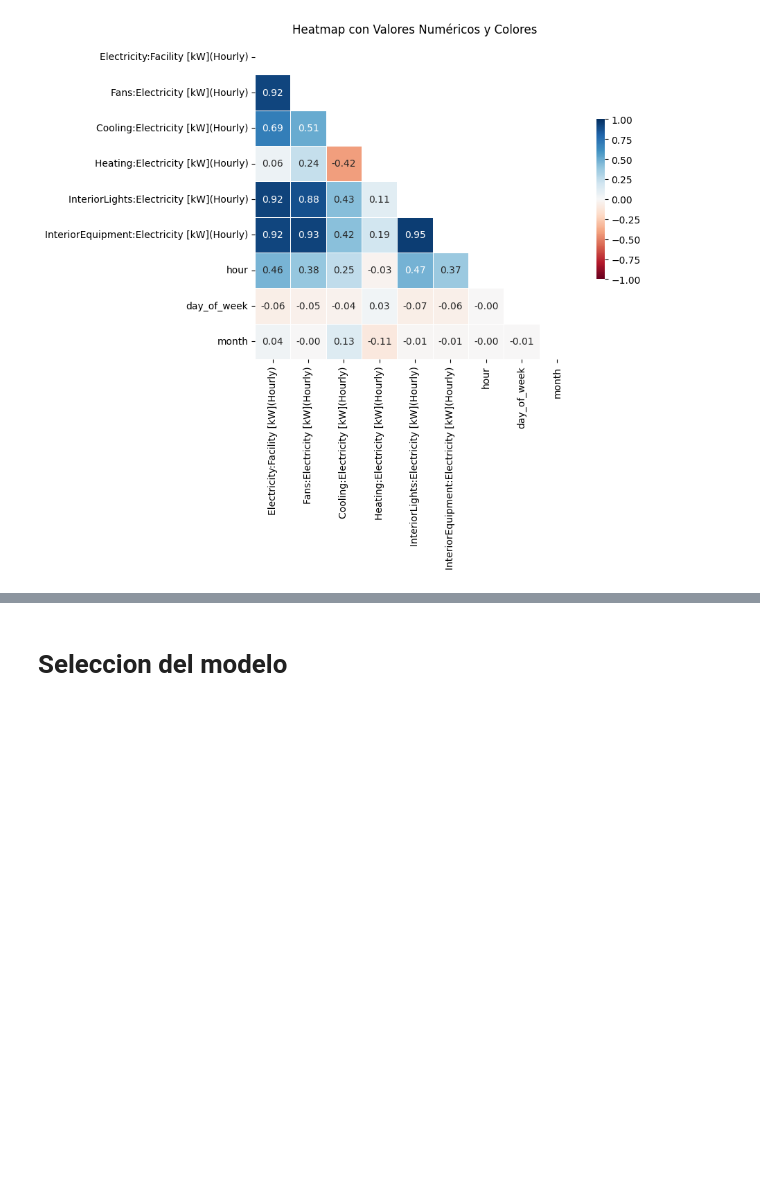
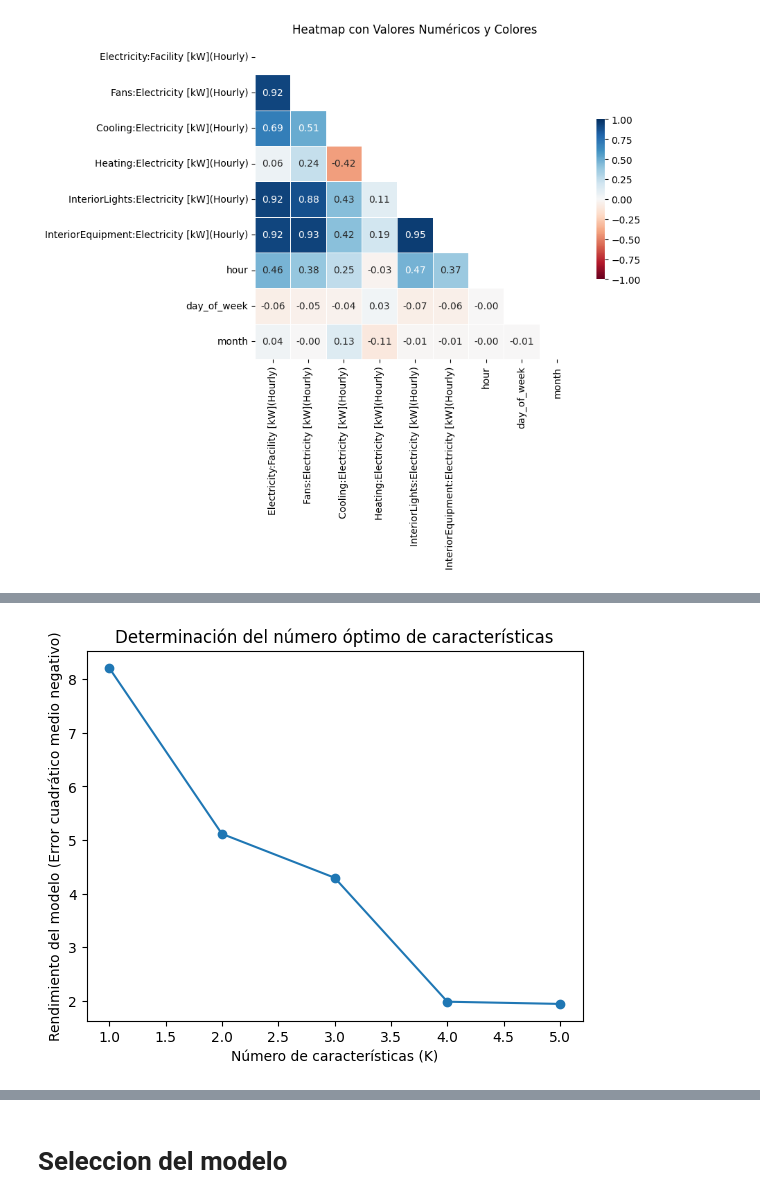
Before and after one commit to kesant/energy_consumption, a Jupyter notebook: notebooks/regresion_models_average_cluster_0_mrmr.ipynb, the cells around one changed output, grey strips where cells are left out. Cells and saved outputs as stored; diff of their text form; code cells hidden in the pictures; blank space fills up the shorter version.

```diff
--- a/notebooks/regresion_models_average_cluster_0_mrmr.ipynb
+++ b/notebooks/regresion_models_average_cluster_0_mrmr.ipynb
@@ -160,2 +168,30 @@ Name: Electricity:Facility [kW](Hourly), Length: 8783, dtype: float64
-# %%
-selected_features = mrmr_classif(X=X, y=y, K=5)
+# %%
+from sklearn.model_selection import cross_val_score
+from sklearn.ensemble import RandomForestRegressor
+import matplotlib.pyplot as plt
+from mrmr import mrmr_classif
+import pandas as pd
+from sklearn.datasets import make_regression
+
+performance = []
+k_pruebas = len(X.columns)
+
+for k in range(1, k_pruebas + 1):  # Probar desde 1 hasta todas las características
+    selected_features = mrmr_classif(X=X, y=y, K=k)
+    X_selected = X[selected_features]
+
+    # Evaluar el modelo con validación cruzada
+    model = RandomForestRegressor(n_estimators=100, random_state=42)
+    scores = cross_val_score(model, X_selected, y, cv=5, scoring='neg_root_mean_squared_error')  # Usar MSE como métrica
+    performance.append(scores.mean())
+
+# Convertir el rendimiento a valores positivos si se usa 'neg_mean_squared_error'
+performance = [-x for x in performance]
+
+plt.plot(range(1, k_pruebas + 1), performance, marker='o')
+plt.xlabel('Número de características (K)')
+plt.ylabel('Rendimiento del modelo (Error cuadrático medio negativo)')
+plt.title('Determinación del número óptimo de características')
+plt.show()
+# %% [output]
+[figure, added]
```
Also changed, not shown: parts of 25 cells of this notebook, 22 other files.
